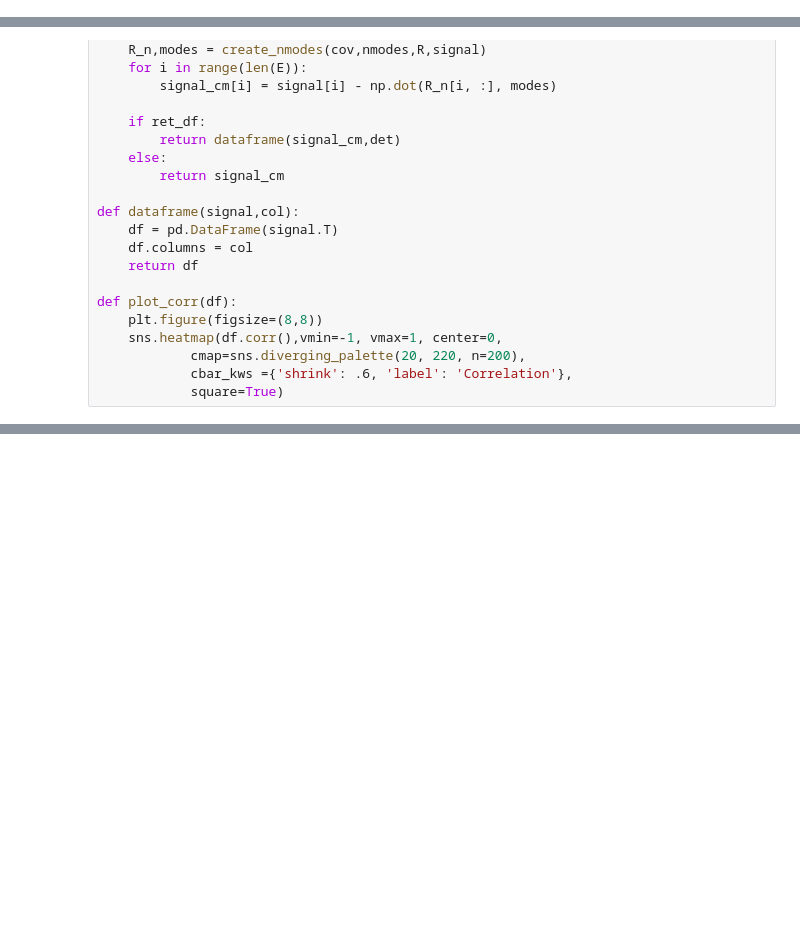
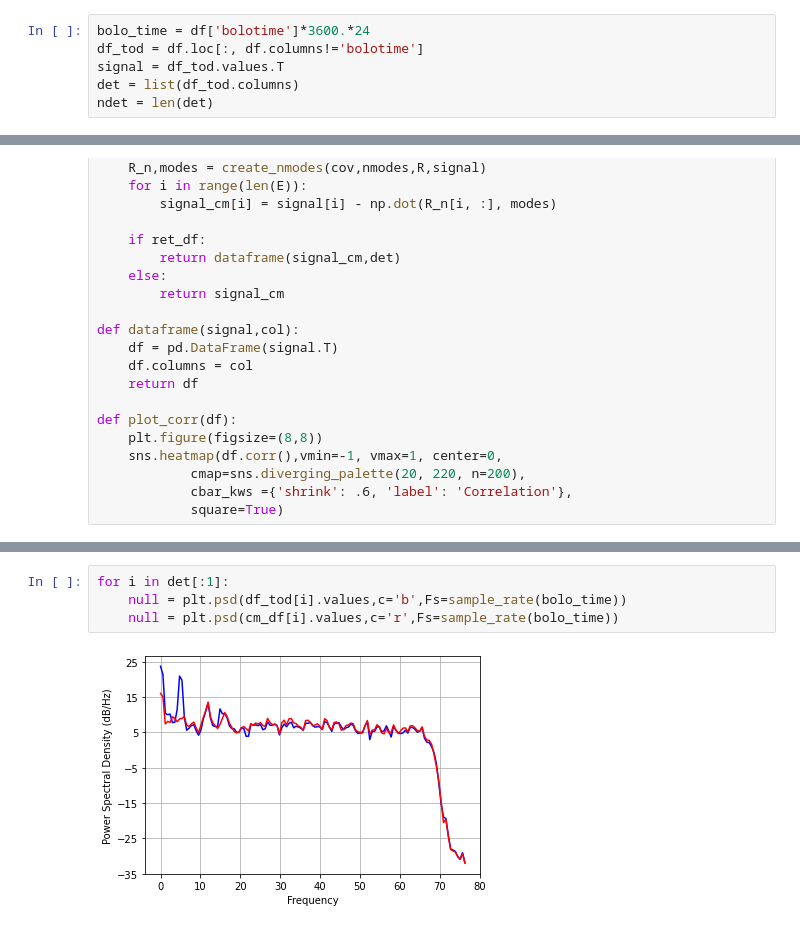
Before and after one commit to antolonappan/CommonMode, a Jupyter notebook: CM_advanced.ipynb, the cells around one changed output, grey strips where cells are left out. Saved outputs shown, nothing was run; the diff lists cells and outputs as text; blank space fills up the shorter version.

```diff
--- a/CM_advanced.ipynb
+++ b/CM_advanced.ipynb
@@ -6,2 +11,8 @@ import seaborn as sns
 # %%
 df = pd.read_pickle('tod.pkl')
+# %%
+bolo_time = df['bolotime']*3600.*24
+df_tod = df.loc[:, df.columns!='bolotime']
+signal = df_tod.values.T
+det = list(df_tod.columns)
+ndet = len(det)
@@ -46,0 +139,6 @@ def plot_corr(df):
+# %%
+for i in det[:1]:
+    null = plt.psd(df_tod[i].values,c='b',Fs=sample_rate(bolo_time))
+    null = plt.psd(cm_df[i].values,c='r',Fs=sample_rate(bolo_time))
+# %% [output]
+[figure, added]
```
Also changed, not shown: parts of 12 cells of this notebook, 4 other files.
